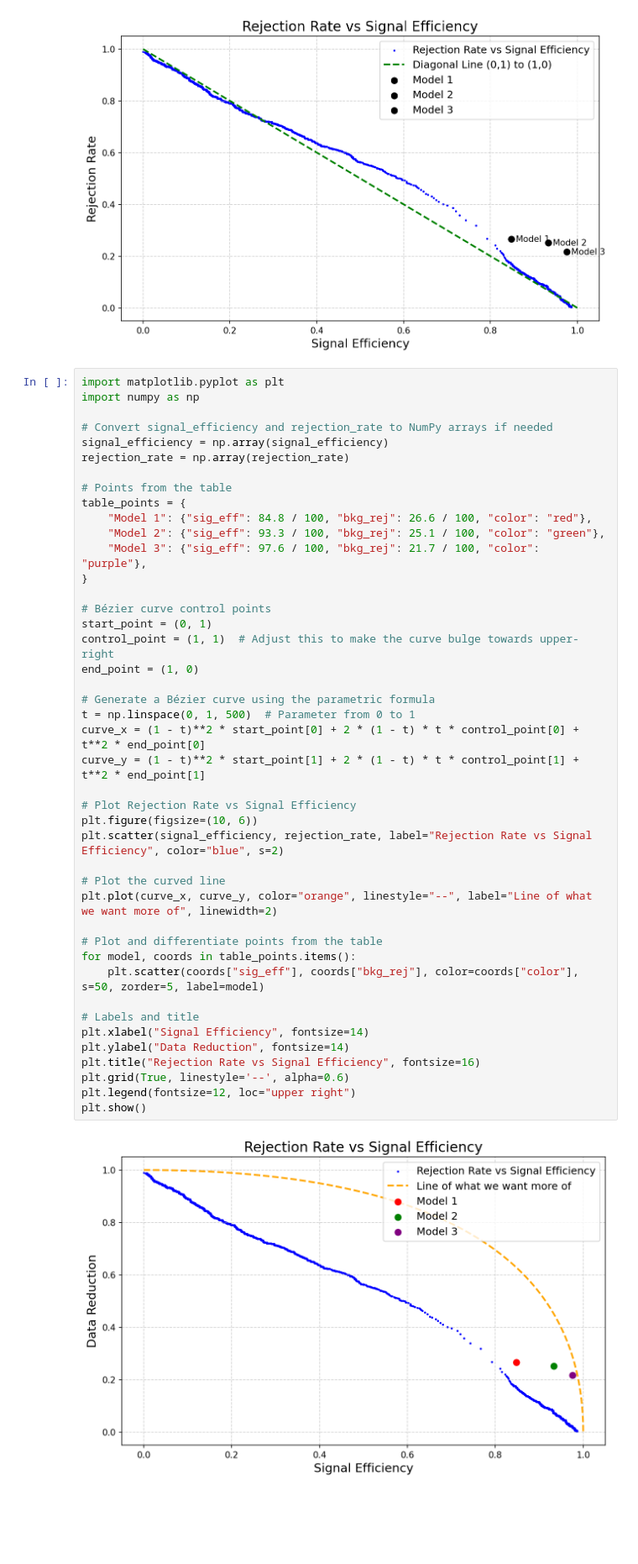
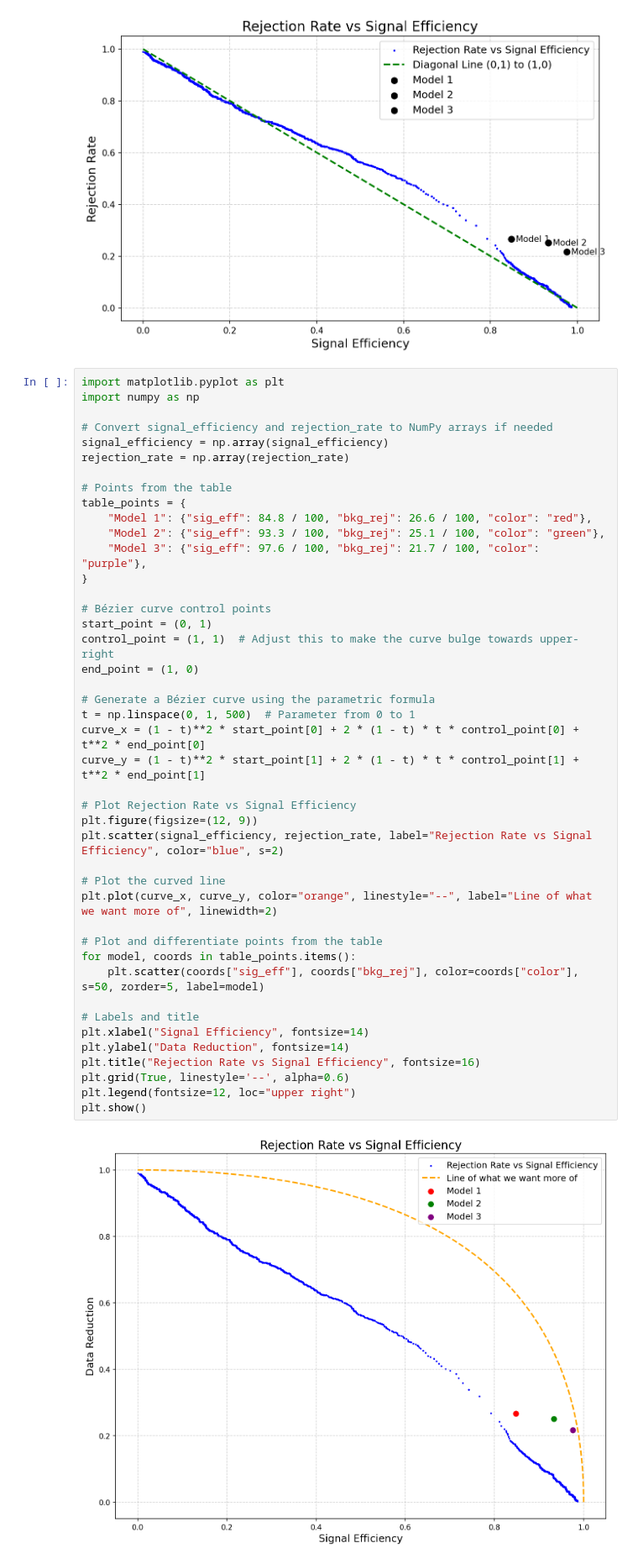
Before and after one commit to Ewichim/PHYS250-Final-Project, a Jupyter notebook: EricTesting.ipynb, the cells around one changed output. Shown at 84% size. Saved outputs shown, nothing was run; the diff lists cells and outputs as text; blank space fills up the shorter version.

```diff
--- a/EricTesting.ipynb
+++ b/EricTesting.ipynb
@@ -783,34 +814,34 @@ table_points = {
 }
 
 # Bézier curve control points
 start_point = (0, 1)
 control_point = (1, 1)  # Adjust this to make the curve bulge towards upper-right
 end_point = (1, 0)
 
 # Generate a Bézier curve using the parametric formula
 t = np.linspace(0, 1, 500)  # Parameter from 0 to 1
 curve_x = (1 - t)**2 * start_point[0] + 2 * (1 - t) * t * control_point[0] + t**2 * end_point[0]
 curve_y = (1 - t)**2 * start_point[1] + 2 * (1 - t) * t * control_point[1] + t**2 * end_point[1]
 
 # Plot Rejection Rate vs Signal Efficiency
-plt.figure(figsize=(10, 6))
+plt.figure(figsize=(12, 9))
 plt.scatter(signal_efficiency, rejection_rate, label="Rejection Rate vs Signal Efficiency", color="blue", s=2)
 
 # Plot the curved line
 plt.plot(curve_x, curve_y, color="orange", linestyle="--", label="Line of what we want more of", linewidth=2)
 
 # Plot and differentiate points from the table
 for model, coords in table_points.items():
     plt.scatter(coords["sig_eff"], coords["bkg_rej"], color=coords["color"], s=50, zorder=5, label=model)
 
 # Labels and title
 plt.xlabel("Signal Efficiency", fontsize=14)
 plt.ylabel("Data Reduction", fontsize=14)
 plt.title("Rejection Rate vs Signal Efficiency", fontsize=16)
 plt.grid(True, linestyle='--', alpha=0.6)
 plt.legend(fontsize=12, loc="upper right")
 plt.show()
 # %% [output]
-[figure, old version]
+[figure, new version]
 # %%
 # Plot Signal Efficiency vs Rejection Rate
```
Also changed, not shown: parts of 6 cells of this notebook, 3 other files.
